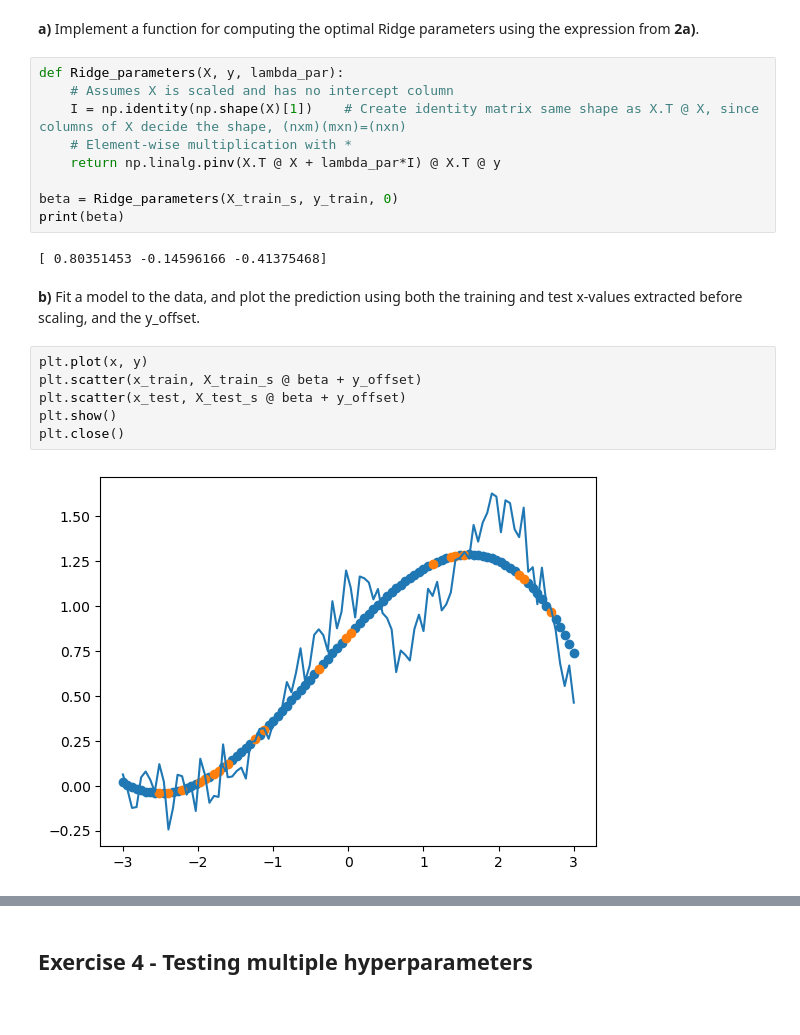
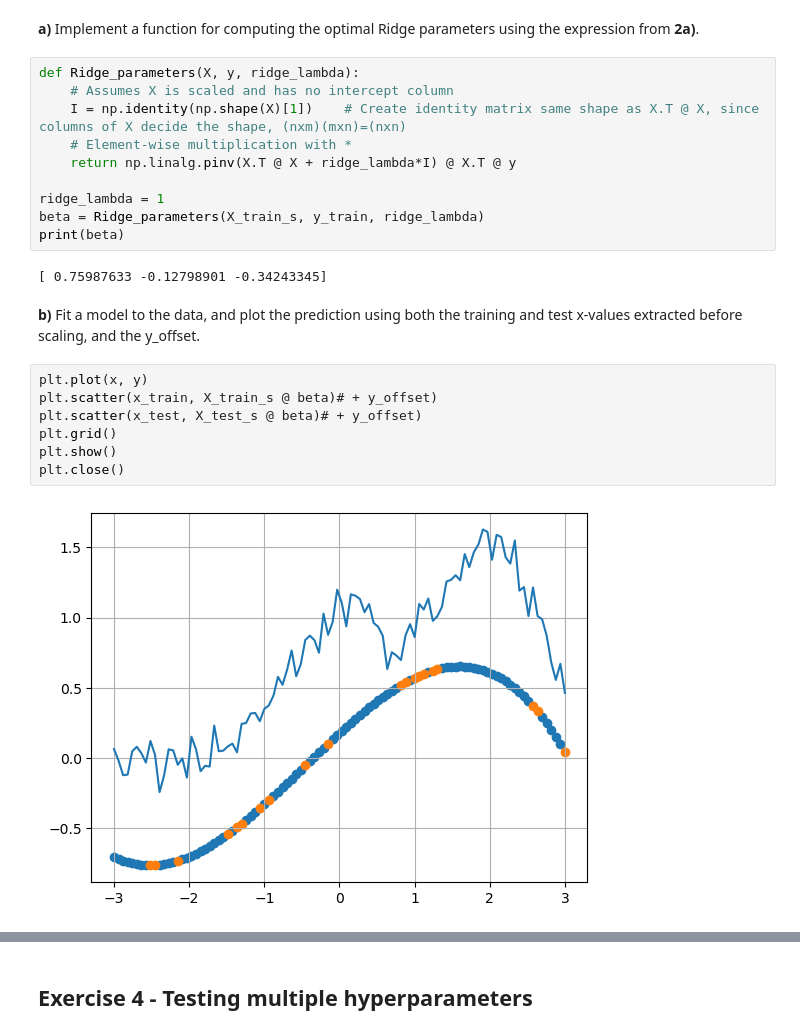
Before and after one commit to johnmagj/FYS-STK4155, a Jupyter notebook: Week36/exercises_week36.ipynb, the cells around one changed output, grey strips where cells are left out. Saved outputs shown, nothing was run; the diff lists cells and outputs as text.

```diff
--- a/Week36/exercises_week36.ipynb
+++ b/Week36/exercises_week36.ipynb
@@ -132,26 +132,28 @@ y_offset = np.mean(y_train)             # Mean of y values in the training set f
 # %% [markdown]
 **a)** Implement a function for computing the optimal Ridge parameters using the expression from **2a)**.
 # %%
-def Ridge_parameters(X, y, lambda_par):
+def Ridge_parameters(X, y, ridge_lambda):
     # Assumes X is scaled and has no intercept column
     I = np.identity(np.shape(X)[1])    # Create identity matrix same shape as X.T @ X, since columns of X decide the shape, (nxm)(mxn)=(nxn)
     # Element-wise multiplication with *
-    return np.linalg.pinv(X.T @ X + lambda_par*I) @ X.T @ y
+    return np.linalg.pinv(X.T @ X + ridge_lambda*I) @ X.T @ y
 
-beta = Ridge_parameters(X_train_s, y_train, 0)
+ridge_lambda = 1
+beta = Ridge_parameters(X_train_s, y_train, ridge_lambda)
 print(beta)
 # %% [output]
-[ 0.80351453 -0.14596166 -0.41375468]
+[ 0.75987633 -0.12798901 -0.34243345]
 # %% [markdown]
 **b)** Fit a model to the data, and plot the prediction using both the training and test x-values extracted before scaling, and the y_offset.
 # %%
 plt.plot(x, y)
-plt.scatter(x_train, X_train_s @ beta + y_offset)
-plt.scatter(x_test, X_test_s @ beta + y_offset)
+plt.scatter(x_train, X_train_s @ beta)# + y_offset)
+plt.scatter(x_test, X_test_s @ beta)# + y_offset)
+plt.grid()
 plt.show()
 plt.close()
 # %% [output]
-[figure, old version]
+[figure, new version]
 # %%
 #Compare with standard use of OLS on X_test
 from sklearn.preprocessing import PolynomialFeatures # use the fit_transform method of the created object!
```
Also changed, not shown: parts of 3 cells of this notebook.
